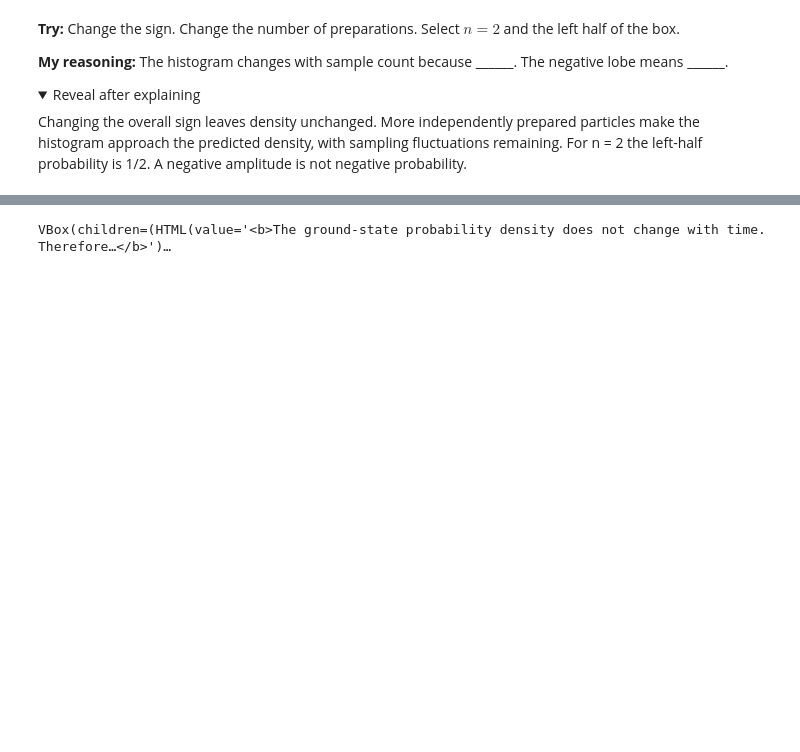
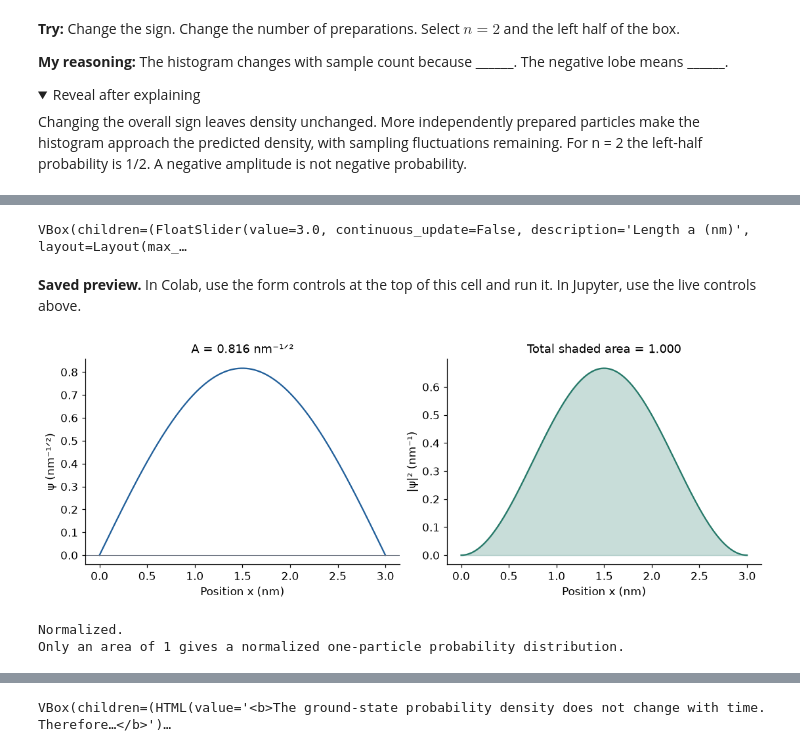
Before and after one commit to Shlok-Joseph-Paul/physical-modeling-intuition, a Jupyter notebook: klimov_section2/01_foundations.ipynb, the cells around one changed output, grey strips where cells are left out. Cells and saved outputs as stored; diff of their text form; code cells hidden in the pictures; folded sections open; blank space fills up the shorter version.

```diff
--- a/klimov_section2/01_foundations.ipynb
+++ b/klimov_section2/01_foundations.ipynb
@@ -194,0 +370,34 @@ $$E_n=\frac{\hbar^2k_n^2}{2m}=\frac{\hbar^2\pi^2n^2}{2ma^2}.$$
+# %%
+# @title Experiment 3B — normalize the wavefunction {run: "auto", single-column: true}
+# @markdown **Predict first.** Run this cell once, then change its controls. The plot/feedback will update automatically; press ▶ if it does not.
+box_length_nm = 3.0 # @param {"type": "slider", "min": 1.0, "max": 6.0, "step": 0.25}
+state_n = 1 # @param {"type": "slider", "min": 1, "max": 4, "step": 1}
+amplitude_factor = 1.0 # @param {"type": "slider", "min": 0.25, "max": 2.0, "step": 0.25}
+
+def normalization_plot(length_nm=3.,n=1,amplitude_factor=1.):
+    x=np.linspace(0,length_nm,1200)
+    amplitude=amplitude_factor*np.sqrt(2/length_nm)
+    psi=amplitude*np.sin(n*np.pi*x/length_nm)
+    total=amplitude_factor**2
+    fig,ax=plt.subplots(1,2,figsize=(10,3.6),layout='constrained')
+    ax[0].plot(x,psi,color=BLUE)
+    ax[0].axhline(0,color=GRAY,lw=.7)
+    ax[0].set(xlabel='Position x (nm)',ylabel='ψ (nm⁻¹ᐟ²)',
+              title=f'A = {amplitude:.3f} nm⁻¹ᐟ²')
+    ax[1].plot(x,psi**2,color=GREEN)
+    ax[1].fill_between(x,0,psi**2,color=GREEN,alpha=.25)
+    ax[1].set(xlabel='Position x (nm)',ylabel='|ψ|² (nm⁻¹)',
+              title=f'Total shaded area = {total:.3f}')
+    plt.show()
+    print('Normalized.' if np.isclose(total,1) else 'Not normalized: adjust the amplitude factor to make the area 1.')
+    print('Only an area of 1 gives a normalized one-particle probability distribution.')
+lab('normalization',normalization_plot,{
+    'length_nm':slider('Length a (nm)',3,1,6,.25),
+    'n':W.IntSlider(description='State n',value=1,min=1,max=4,continuous_update=False),
+    'amplitude_factor':slider('Amplitude factor',1,.25,2,.25)}, form_values={'length_nm': box_length_nm, 'n': int(state_n), 'amplitude_factor': amplitude_factor})
+# %% [output]
+VBox(children=(FloatSlider(value=3.0, continuous_update=False, description='Length a (nm)', layout=Layout(max_…
+Saved preview. In Colab, use the form controls at the top of this cell and run it. In Jupyter, use the live controls above.
+[figure, added]
+Normalized.
+Only an area of 1 gives a normalized one-particle probability distribution.
```
Also changed, not shown: parts of 20 cells of this notebook, 3 other files.
